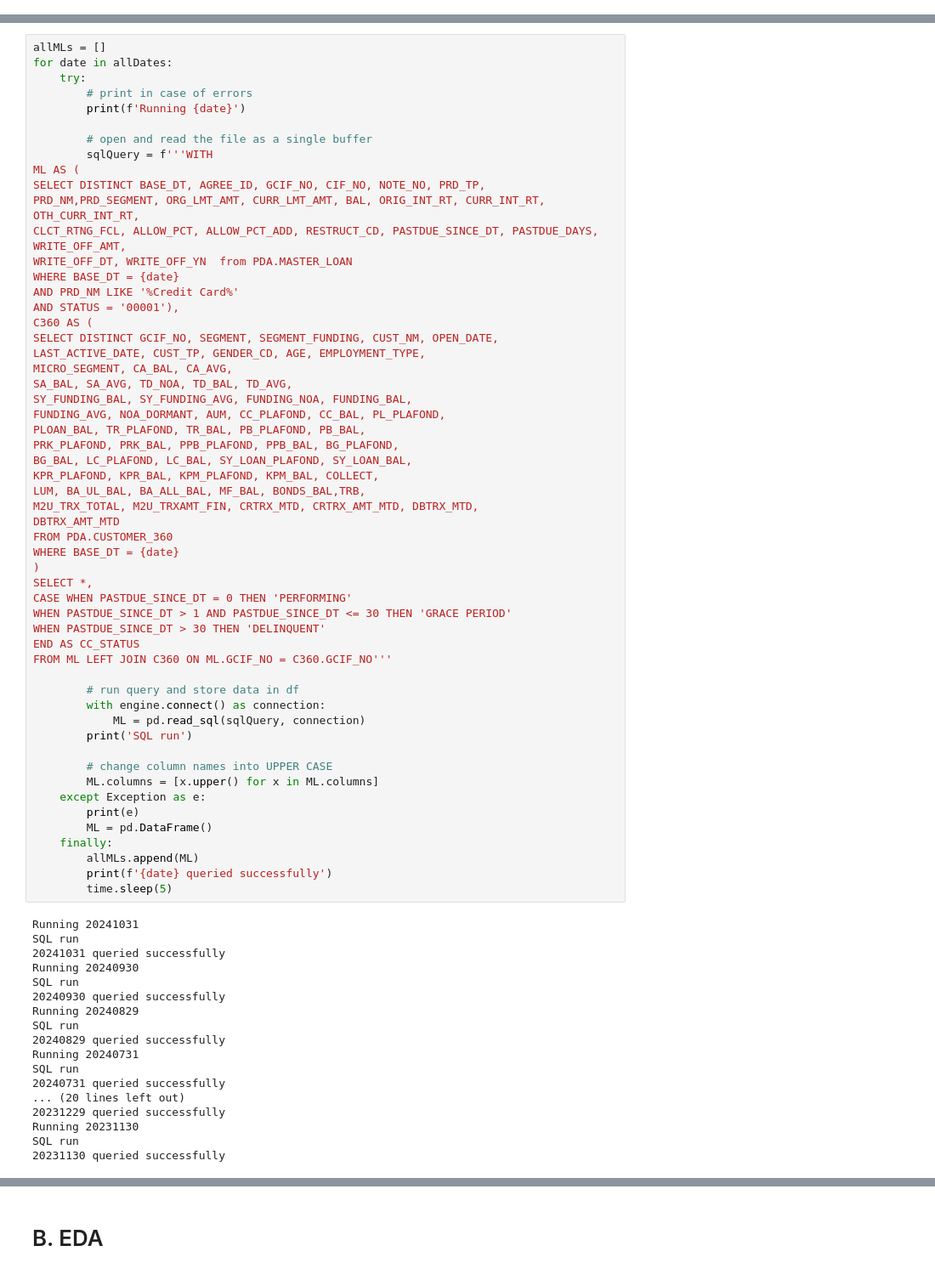
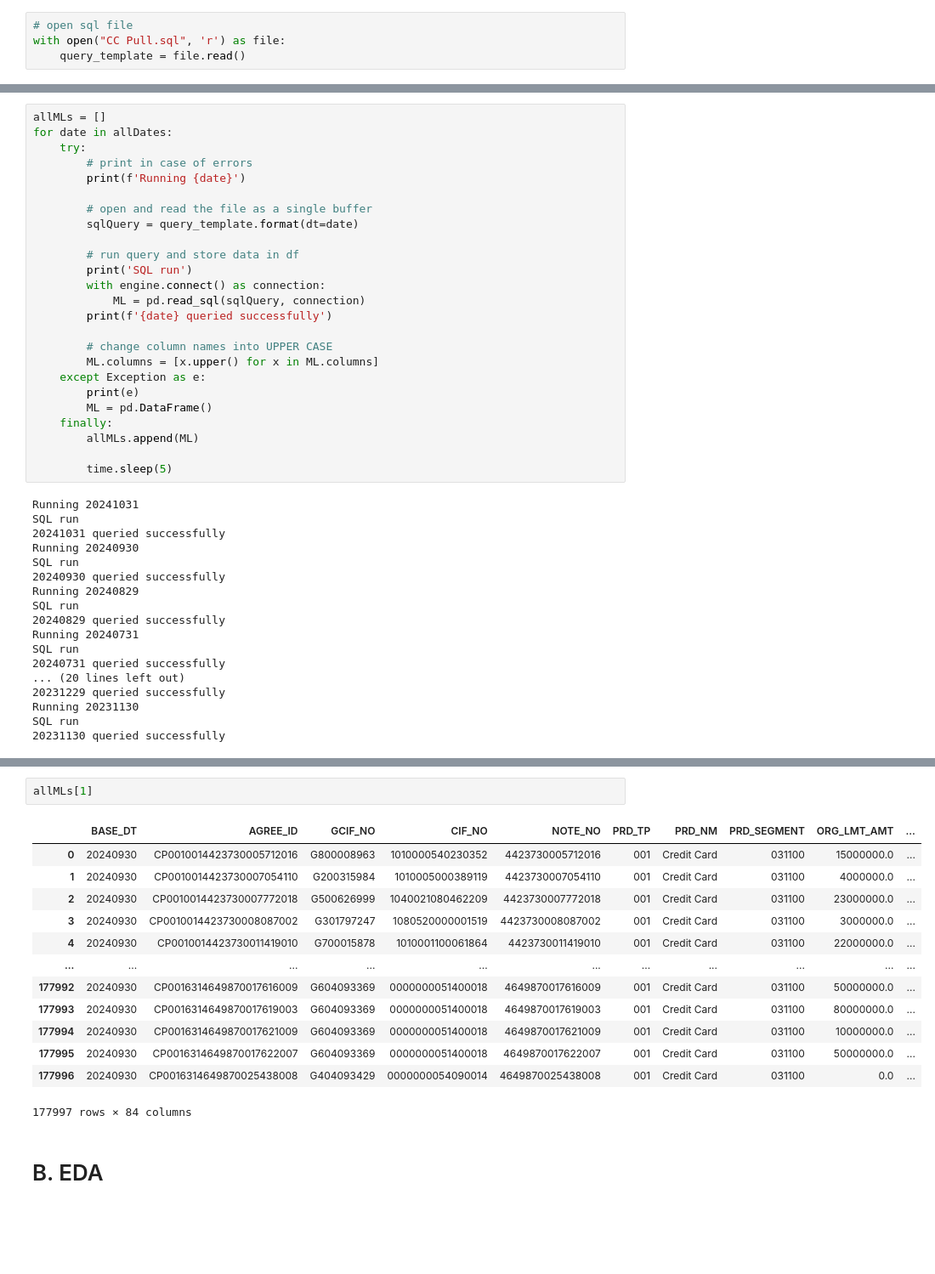
Before and after one commit to Sinxisx/Credit-Card-Analysis, a Jupyter notebook: Scratch.ipynb, the cells around one changed output, grey strips where cells are left out. Shown: that part at 85% size. Cells and saved outputs as stored; diff of their text form; blank space fills up the shorter version.

```diff
--- a/Scratch.ipynb
+++ b/Scratch.ipynb
@@ -25,3 +25,7 @@ engine = create_engine(connection_string)
 # create list of all dates
 allDates = ['20241031','20240930','20240829','20240731','20240628','20240531',
             '20240430','20240329','20240229','20240131','20231229','20231130']
+# %%
+# open sql file
+with open("CC Pull.sql", 'r') as file:
+    query_template = file.read()
@@ -33,43 +39,13 @@ for date in allDates:
         print(f'Running {date}')
 
         # open and read the file as a single buffer
-        sqlQuery = f'''WITH
-ML AS (
-SELECT DISTINCT BASE_DT, AGREE_ID, GCIF_NO, CIF_NO, NOTE_NO, PRD_TP,
-PRD_NM,PRD_SEGMENT, ORG_LMT_AMT, CURR_LMT_AMT, BAL, ORIG_INT_RT, CURR_INT_RT, OTH_CURR_INT_RT,
-CLCT_RTNG_FCL, ALLOW_PCT, ALLOW_PCT_ADD, RESTRUCT_CD, PASTDUE_SINCE_DT, PASTDUE_DAYS, WRITE_OFF_AMT,
-WRITE_OFF_DT, WRITE_OFF_YN  from PDA.MASTER_LOAN
-WHERE BASE_DT = {date}
-AND PRD_NM LIKE '%Credit Card%'
-AND STATUS = '00001'),
-C360 AS (
-SELECT DISTINCT GCIF_NO, SEGMENT, SEGMENT_FUNDING, CUST_NM, OPEN_DATE,
-LAST_ACTIVE_DATE, CUST_TP, GENDER_CD, AGE, EMPLOYMENT_TYPE,
-MICRO_SEGMENT, CA_BAL, CA_AVG,
-SA_BAL, SA_AVG, TD_NOA, TD_BAL, TD_AVG,
-SY_FUNDING_BAL, SY_FUNDING_AVG, FUNDING_NOA, FUNDING_BAL,
-FUNDING_AVG, NOA_DORMANT, AUM, CC_PLAFOND, CC_BAL, PL_PLAFOND,
-PLOAN_BAL, TR_PLAFOND, TR_BAL, PB_PLAFOND, PB_BAL,
-PRK_PLAFOND, PRK_BAL, PPB_PLAFOND, PPB_BAL, BG_PLAFOND,
-BG_BAL, LC_PLAFOND, LC_BAL, SY_LOAN_PLAFOND, SY_LOAN_BAL,
-KPR_PLAFOND, KPR_BAL, KPM_PLAFOND, KPM_BAL, COLLECT,
-LUM, BA_UL_BAL, BA_ALL_BAL, MF_BAL, BONDS_BAL,TRB,
-M2U_TRX_TOTAL, M2U_TRXAMT_FIN, CRTRX_MTD, CRTRX_AMT_MTD, DBTRX_MTD,
-DBTRX_AMT_MTD
-FROM PDA.CUSTOMER_360
-WHERE BASE_DT = {date}
-)
-SELECT *,
-CASE WHEN PASTDUE_SINCE_DT = 0 THEN 'PERFORMING'
-WHEN PASTDUE_SINCE_DT > 1 AND PASTDUE_SINCE_DT <= 30 THEN 'GRACE PERIOD'
-WHEN PASTDUE_SINCE_DT > 30 THEN 'DELINQUENT'
-END AS CC_STATUS
-FROM ML LEFT JOIN C360 ON ML.GCIF_NO = C360.GCIF_NO'''
+        sqlQuery = query_template.format(dt=date)
 
         # run query and store data in df
+        print('SQL run')
         with engine.connect() as connection:
             ML = pd.read_sql(sqlQuery, connection)
-        print('SQL run')
+        print(f'{date} queried successfully')
 
         # change column names into UPPER CASE
         ML.columns = [x.upper() for x in ML.columns]
@@ -78,7 +54,7 @@ FROM ML LEFT JOIN C360 ON ML.GCIF_NO = C360.GCIF_NO'''
         ML = pd.DataFrame()
     finally:
         allMLs.append(ML)
-        print(f'{date} queried successfully')
+
         time.sleep(5)
 # %% [output]
 Running 20241031
@@ -138,3 +77,19 @@ SQL run
+# %%
+allMLs[1]
+# %% [output]
+|  | BASE_DT | AGREE_ID | GCIF_NO | CIF_NO | NOTE_NO | PRD_TP | PRD_NM | PRD_SEGMENT | ORG_LMT_AMT | ... |
+| 0 | 20240930 | CP0010014423730005712016 | G800008963 | 1010000540230352 | 4423730005712016 | 001 | Credit Card | 031100 | 15000000.0 | ... |
+| 1 | 20240930 | CP0010014423730007054110 | G200315984 | 1010005000389119 | 4423730007054110 | 001 | Credit Card | 031100 | 4000000.0 | ... |
+| 2 | 20240930 | CP0010014423730007772018 | G500626999 | 1040021080462209 | 4423730007772018 | 001 | Credit Card | 031100 | 23000000.0 | ... |
+| 3 | 20240930 | CP0010014423730008087002 | G301797247 | 1080520000001519 | 4423730008087002 | 001 | Credit Card | 031100 | 3000000.0 | ... |
+| 4 | 20240930 | CP0010014423730011419010 | G700015878 | 1010001100061864 | 4423730011419010 | 001 | Credit Card | 031100 | 22000000.0 | ... |
+| ... | ... | ... | ... | ... | ... | ... | ... | ... | ... | ... |
+| 177992 | 20240930 | CP0016314649870017616009 | G604093369 | 0000000051400018 | 4649870017616009 | 001 | Credit Card | 031100 | 50000000.0 | ... |
+| 177993 | 20240930 | CP0016314649870017619003 | G604093369 | 0000000051400018 | 4649870017619003 | 001 | Credit Card | 031100 | 80000000.0 | ... |
+| 177994 | 20240930 | CP0016314649870017621009 | G604093369 | 0000000051400018 | 4649870017621009 | 001 | Credit Card | 031100 | 10000000.0 | ... |
+| 177995 | 20240930 | CP0016314649870017622007 | G604093369 | 0000000051400018 | 4649870017622007 | 001 | Credit Card | 031100 | 50000000.0 | ... |
+| 177996 | 20240930 | CP0016314649870025438008 | G404093429 | 0000000054090014 | 4649870025438008 | 001 | Credit Card | 031100 | 0.0 | ... |
+177997 rows × 84 columns
 # %% [markdown]
 # B. EDA
 # %%
```
Also changed, not shown: parts of 8 cells of this notebook, 1 other file.
